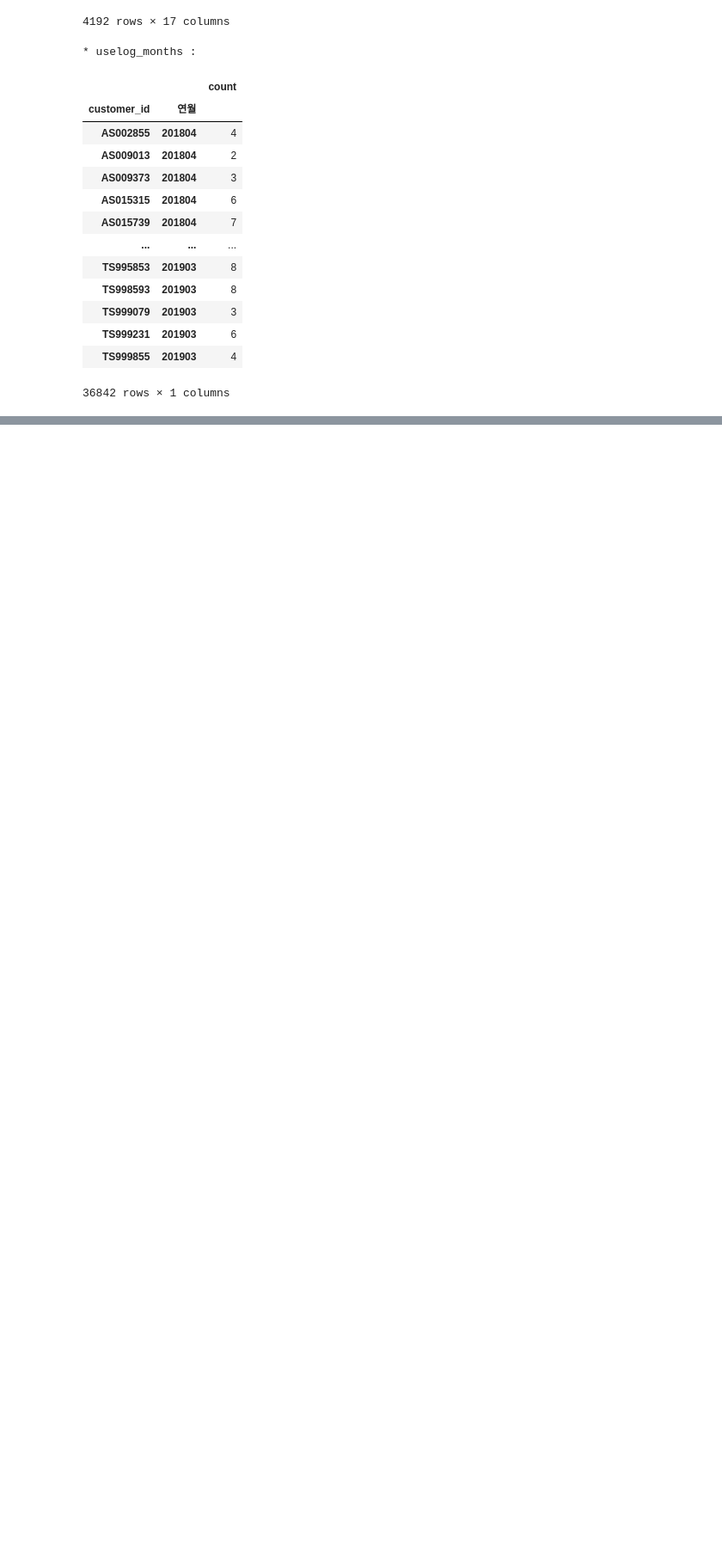
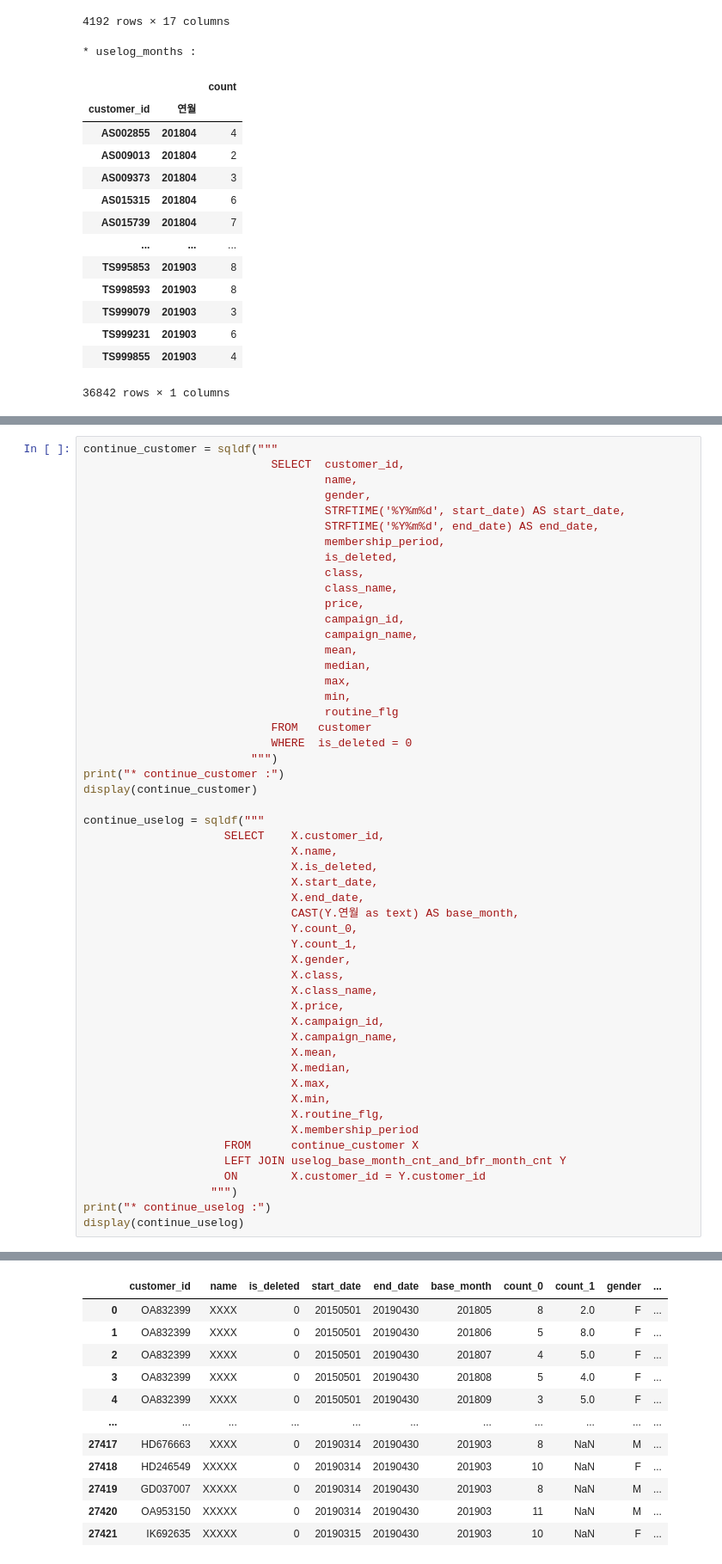
Before and after one commit to wooseok1152/python-data_analysis, a Jupyter notebook: 5장 회원 탈퇴를 예측하는 테크닉 10.ipynb, the cells around one changed output, grey strips where cells are left out. Shown at 86% size. Saved outputs shown, nothing was run; the diff lists cells and outputs as text; blank space fills up the shorter version.

```diff
--- a/5장 회원 탈퇴를 예측하는 테크닉 10.ipynb
+++ b/5장 회원 탈퇴를 예측하는 테크닉 10.ipynb
@@ -233,0 +209,53 @@ conti_uselog = pd.merge(uselog, conti_customer, on = "customer_id", how="left")
+# %%
+continue_customer = sqldf("""
+                            SELECT  customer_id,
+                                    name,
+                                    gender,
+                                    STRFTIME('%Y%m%d', start_date) AS start_date,
+                                    STRFTIME('%Y%m%d', end_date) AS end_date,
+                                    membership_period,
+                                    is_deleted,
+                                    class,
+                                    class_name,
+                                    price,
+                                    campaign_id,
+                                    campaign_name,
+                                    mean,
+                                    median,
+                                    max,
+                                    min,
+                                    routine_flg
+                            FROM   customer
+                            WHERE  is_deleted = 0
+                         """)
+print("* continue_customer :")
+display(continue_customer)
+
+continue_uselog = sqldf("""
+                     SELECT    X.customer_id,
+                               X.name,
+                               X.is_deleted,
+                               X.start_date,
+                               X.end_date,
+                               CAST(Y.연월 as text) AS base_month,
+                               Y.count_0,
+                               Y.count_1,
+                               X.gender,
+                               X.class,
+                               X.class_name,
+                               X.price,
+                               X.campaign_id,
+                               X.campaign_name,
+                               X.mean,
+                               X.median,
+                               X.max,
+                               X.min,
+                               X.routine_flg,
+                               X.membership_period
+                     FROM      continue_customer X
+                     LEFT JOIN uselog_base_month_cnt_and_bfr_month_cnt Y
+                     ON        X.customer_id = Y.customer_id
+                   """)
+print("* continue_uselog :")
+display(continue_uselog)
+# %% [output]
@@ -233,0 +277,12 @@ conti_uselog = pd.merge(uselog, conti_customer, on = "customer_id", how="left")
+|  | customer_id | name | is_deleted | start_date | end_date | base_month | count_0 | count_1 | gender | ... |
+| 0 | OA832399 | XXXX | 0 | 20150501 | 20190430 | 201805 | 8 | 2.0 | F | ... |
+| 1 | OA832399 | XXXX | 0 | 20150501 | 20190430 | 201806 | 5 | 8.0 | F | ... |
+| 2 | OA832399 | XXXX | 0 | 20150501 | 20190430 | 201807 | 4 | 5.0 | F | ... |
+| 3 | OA832399 | XXXX | 0 | 20150501 | 20190430 | 201808 | 5 | 4.0 | F | ... |
+| 4 | OA832399 | XXXX | 0 | 20150501 | 20190430 | 201809 | 3 | 5.0 | F | ... |
+| ... | ... | ... | ... | ... | ... | ... | ... | ... | ... | ... |
+| 27417 | HD676663 | XXXX | 0 | 20190314 | 20190430 | 201903 | 8 | NaN | M | ... |
+| 27418 | HD246549 | XXXXX | 0 | 20190314 | 20190430 | 201903 | 10 | NaN | F | ... |
+| 27419 | GD037007 | XXXXX | 0 | 20190314 | 20190430 | 201903 | 8 | NaN | M | ... |
+| 27420 | OA953150 | XXXXX | 0 | 20190314 | 20190430 | 201903 | 11 | NaN | M | ... |
+| 27421 | IK692635 | XXXXX | 0 | 20190315 | 20190430 | 201903 | 10 | NaN | F | ... |
```
Also changed, not shown: parts of 23 cells of this notebook, 1 other file.
